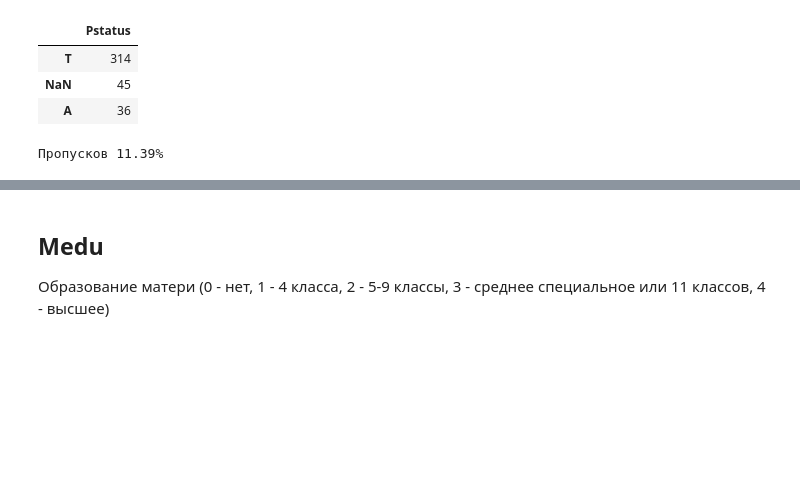
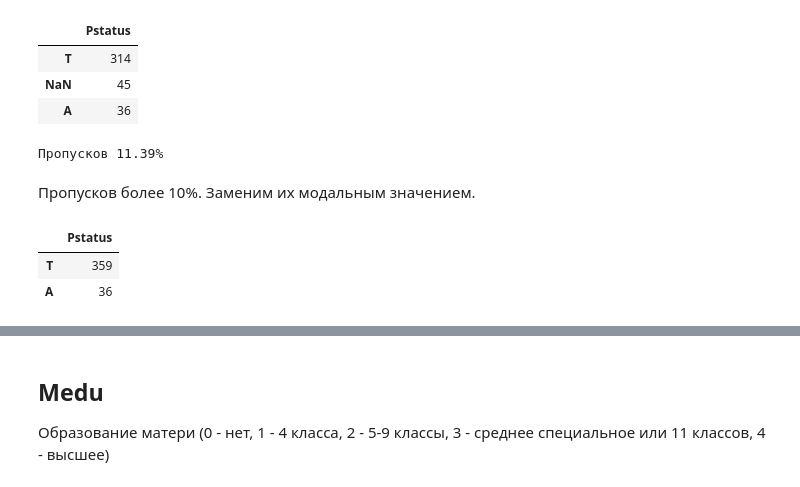
Before and after one commit to irina-shemankova/SkillFactory, a Jupyter notebook: module_2/EDA students.ipynb, the cells around one changed output, grey strips where cells are left out. Drawn from its saved outputs; the diff is of its cells as text; code cells hidden in the pictures; blank space fills up the shorter version.

```diff
--- a/module_2/EDA students.ipynb
+++ b/module_2/EDA students.ipynb
@@ -192,3 +218,5 @@ pd.DataFrame(students.Pstatus.value_counts(dropna=False))
 percent_nan(students.Pstatus)
 # %% [output]
 Пропусков 11.39%
+# %% [markdown]
+Пропусков более 10%. Заменим их модальным значением.
@@ -195,3 +225,9 @@ percent_nan(students.Pstatus)
+# %%
+pd.DataFrame(students.Pstatus.value_counts(dropna=False))
+# %% [output]
+|  | Pstatus |
+| T | 359 |
+| A | 36 |
 # %%
 plot_bar(students.Pstatus, 'Статус совместного жилья родителей')
 # %% [output]
```
Also changed, not shown: parts of 47 cells of this notebook.
